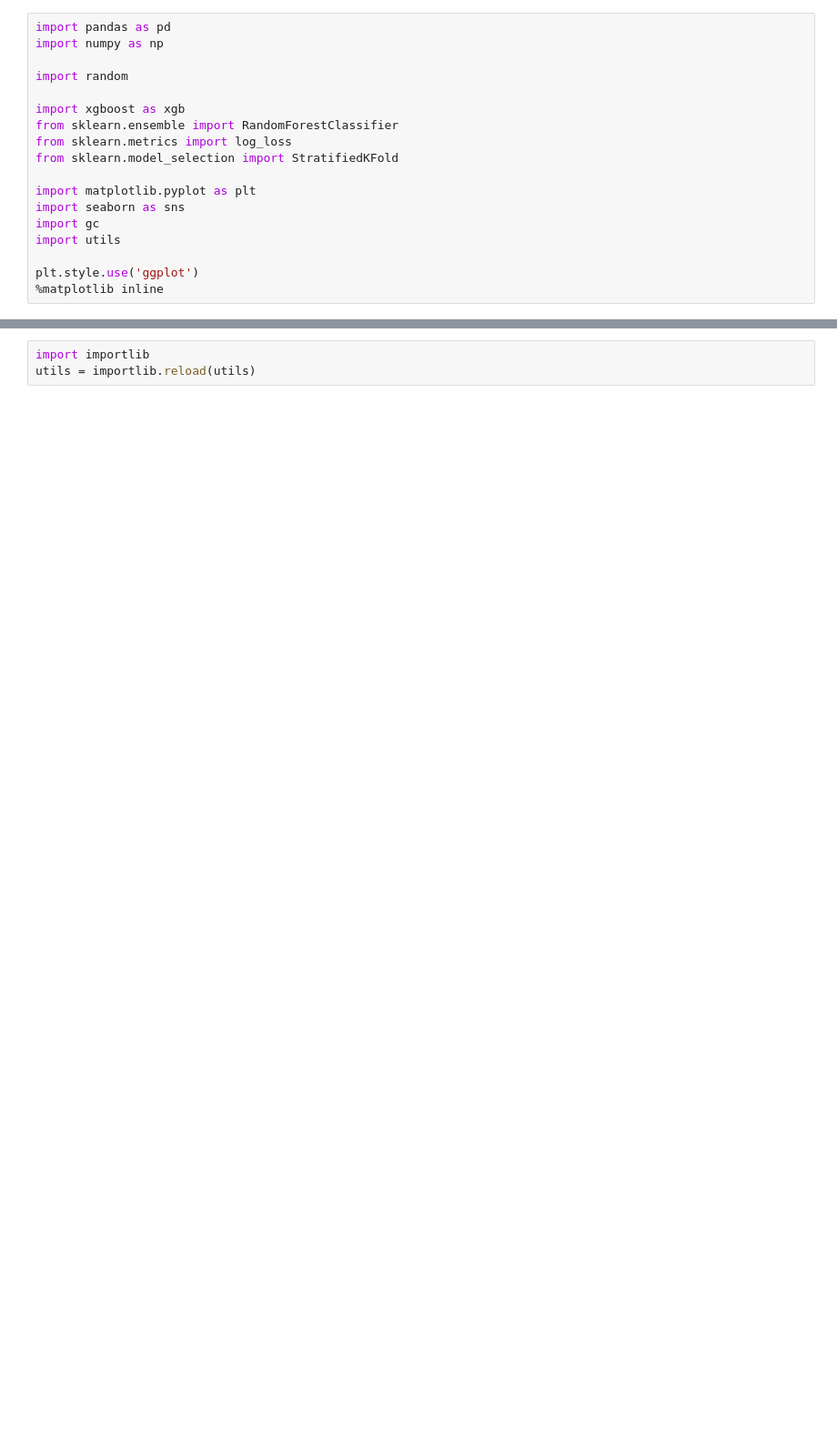
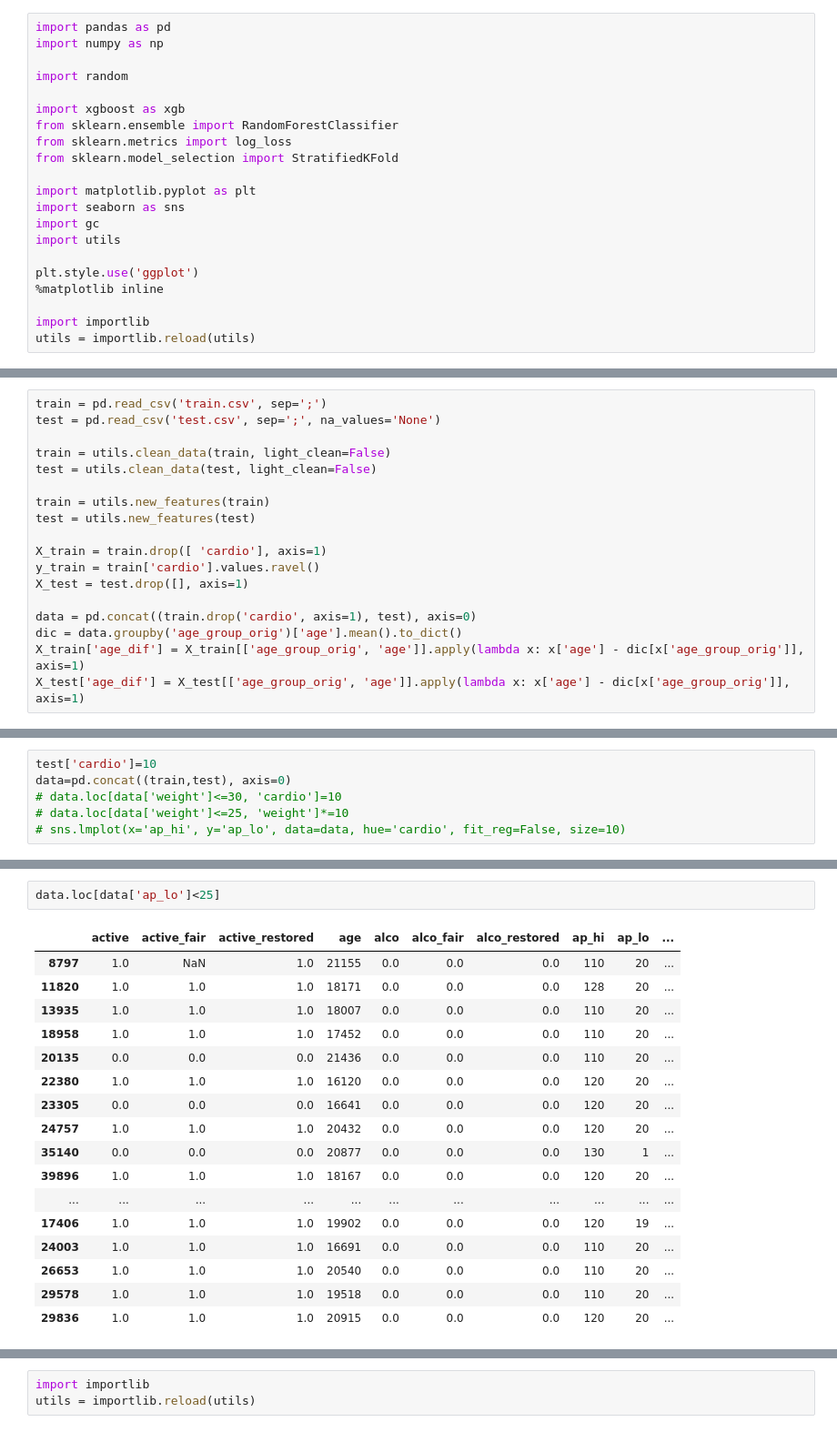
Before and after one commit to mortido/ML-Boot-Camp-V, a Jupyter notebook: models-main.ipynb, the cells around one changed output, grey strips where cells are left out. Shown at 91% size. Saved outputs shown, nothing was run; the diff lists cells and outputs as text; blank space fills up the shorter version.

```diff
--- a/models-main.ipynb
+++ b/models-main.ipynb
@@ -16,3 +16,6 @@ import utils
 
 plt.style.use('ggplot')
 %matplotlib inline
+
+import importlib
+utils = importlib.reload(utils)
@@ -48,0 +22,18 @@ new_cols(X_test)
+# %%
+train = pd.read_csv('train.csv', sep=';')
+test = pd.read_csv('test.csv', sep=';', na_values='None')
+
+train = utils.clean_data(train, light_clean=False)
+test = utils.clean_data(test, light_clean=False)
+
+train = utils.new_features(train)
+test = utils.new_features(test)
+
+X_train = train.drop([ 'cardio'], axis=1)
+y_train = train['cardio'].values.ravel()
+X_test = test.drop([], axis=1)
+
+data = pd.concat((train.drop('cardio', axis=1), test), axis=0)
+dic = data.groupby('age_group_orig')['age'].mean().to_dict()
+X_train['age_dif'] = X_train[['age_group_orig', 'age']].apply(lambda x: x['age'] - dic[x['age_group_orig']], axis=1)
+X_test['age_dif'] = X_test[['age_group_orig', 'age']].apply(lambda x: x['age'] - dic[x['age_group_orig']], axis=1)
@@ -48,0 +103,6 @@ new_cols(X_test)
+# %%
+test['cardio']=10
+data=pd.concat((train,test), axis=0)
+# data.loc[data['weight']<=30, 'cardio']=10
+# data.loc[data['weight']<=25, 'weight']*=10
+# sns.lmplot(x='ap_hi', y='ap_lo', data=data, hue='cardio', fit_reg=False, size=10)
@@ -48,0 +118,20 @@ new_cols(X_test)
+# %%
+data.loc[data['ap_lo']<25]
+# %% [output]
+|  | active | active_fair | active_restored | age | alco | alco_fair | alco_restored | ap_hi | ap_lo | ... |
+| 8797 | 1.0 | NaN | 1.0 | 21155 | 0.0 | 0.0 | 0.0 | 110 | 20 | ... |
+| 11820 | 1.0 | 1.0 | 1.0 | 18171 | 0.0 | 0.0 | 0.0 | 128 | 20 | ... |
+| 13935 | 1.0 | 1.0 | 1.0 | 18007 | 0.0 | 0.0 | 0.0 | 110 | 20 | ... |
+| 18958 | 1.0 | 1.0 | 1.0 | 17452 | 0.0 | 0.0 | 0.0 | 110 | 20 | ... |
+| 20135 | 0.0 | 0.0 | 0.0 | 21436 | 0.0 | 0.0 | 0.0 | 110 | 20 | ... |
+| 22380 | 1.0 | 1.0 | 1.0 | 16120 | 0.0 | 0.0 | 0.0 | 120 | 20 | ... |
+| 23305 | 0.0 | 0.0 | 0.0 | 16641 | 0.0 | 0.0 | 0.0 | 120 | 20 | ... |
+| 24757 | 1.0 | 1.0 | 1.0 | 20432 | 0.0 | 0.0 | 0.0 | 120 | 20 | ... |
+| 35140 | 0.0 | 0.0 | 0.0 | 20877 | 0.0 | 0.0 | 0.0 | 130 | 1 | ... |
+| 39896 | 1.0 | 1.0 | 1.0 | 18167 | 0.0 | 0.0 | 0.0 | 120 | 20 | ... |
+| ... | ... | ... | ... | ... | ... | ... | ... | ... | ... | ... |
+| 17406 | 1.0 | 1.0 | 1.0 | 19902 | 0.0 | 0.0 | 0.0 | 120 | 19 | ... |
+| 24003 | 1.0 | 1.0 | 1.0 | 16691 | 0.0 | 0.0 | 0.0 | 110 | 20 | ... |
+| 26653 | 1.0 | 1.0 | 1.0 | 20540 | 0.0 | 0.0 | 0.0 | 110 | 20 | ... |
+| 29578 | 1.0 | 1.0 | 1.0 | 19518 | 0.0 | 0.0 | 0.0 | 110 | 20 | ... |
+| 29836 | 1.0 | 1.0 | 1.0 | 20915 | 0.0 | 0.0 | 0.0 | 120 | 20 | ... |
```
Also changed, not shown: parts of 26 cells of this notebook, 4 other files.
